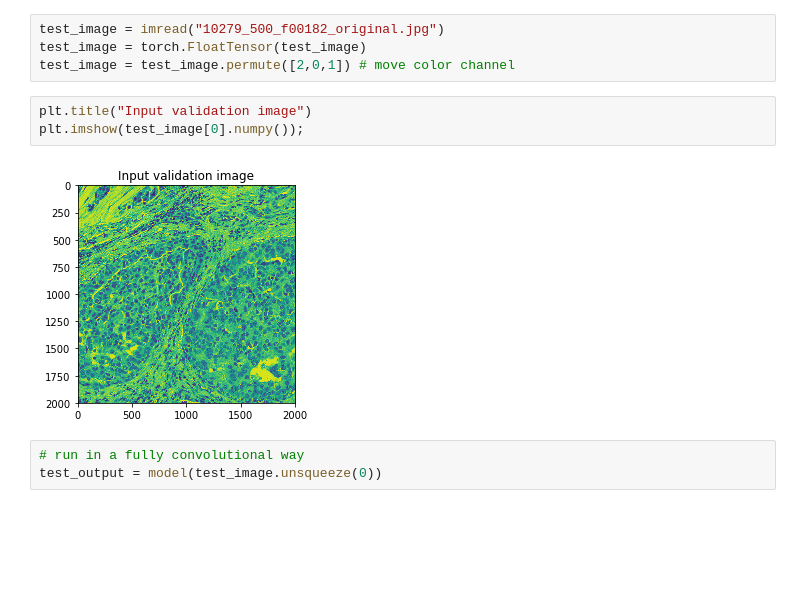
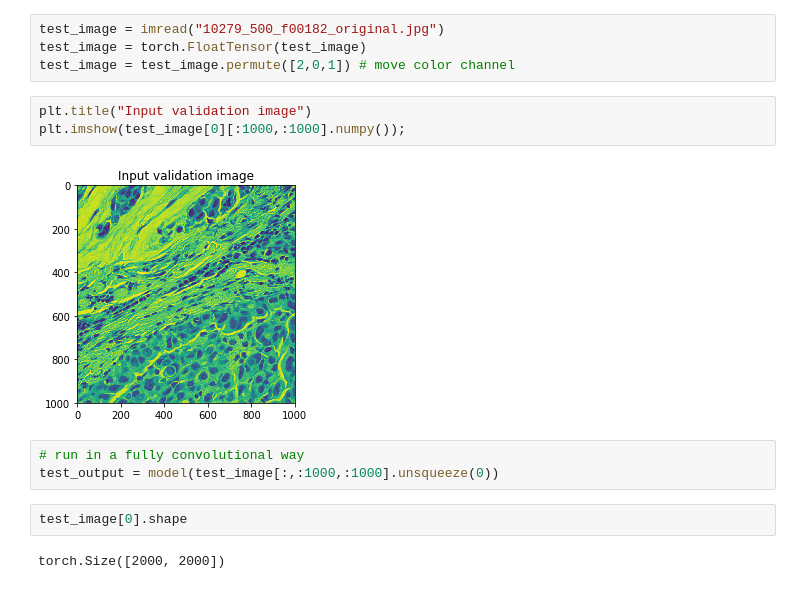
Before and after one commit to gvvynplaine/NeuralNetwork-Examples, a Jupyter notebook: pytorch/segmentation/PatchWiseSegmentation.ipynb, the cells around one changed output. Cells and saved outputs as stored; diff of their text form; blank space fills up the shorter version.

Commit message:
update network shapes

```diff
--- a/pytorch/segmentation/PatchWiseSegmentation.ipynb
+++ b/pytorch/segmentation/PatchWiseSegmentation.ipynb
@@ -178,12 +185,16 @@ test_image = torch.FloatTensor(test_image)
 test_image = test_image.permute([2,0,1]) # move color channel
 # %%
 plt.title("Input validation image")
-plt.imshow(test_image[0].numpy());
+plt.imshow(test_image[0][:1000,:1000].numpy());
 # %% [output]
-[figure, old version]
+[figure, new version]
 # %%
 # run in a fully convolutional way
-test_output = model(test_image.unsqueeze(0))
+test_output = model(test_image[:,:1000,:1000].unsqueeze(0))
+# %%
+test_image[0].shape
+# %% [output]
+torch.Size([2000, 2000])
 # %%
 plt.title("Class predictions");
 plt.imshow(np.concatenate(test_output.detach().numpy()[0], axis=1));
```
Also changed, not shown: parts of 7 cells of this notebook.
